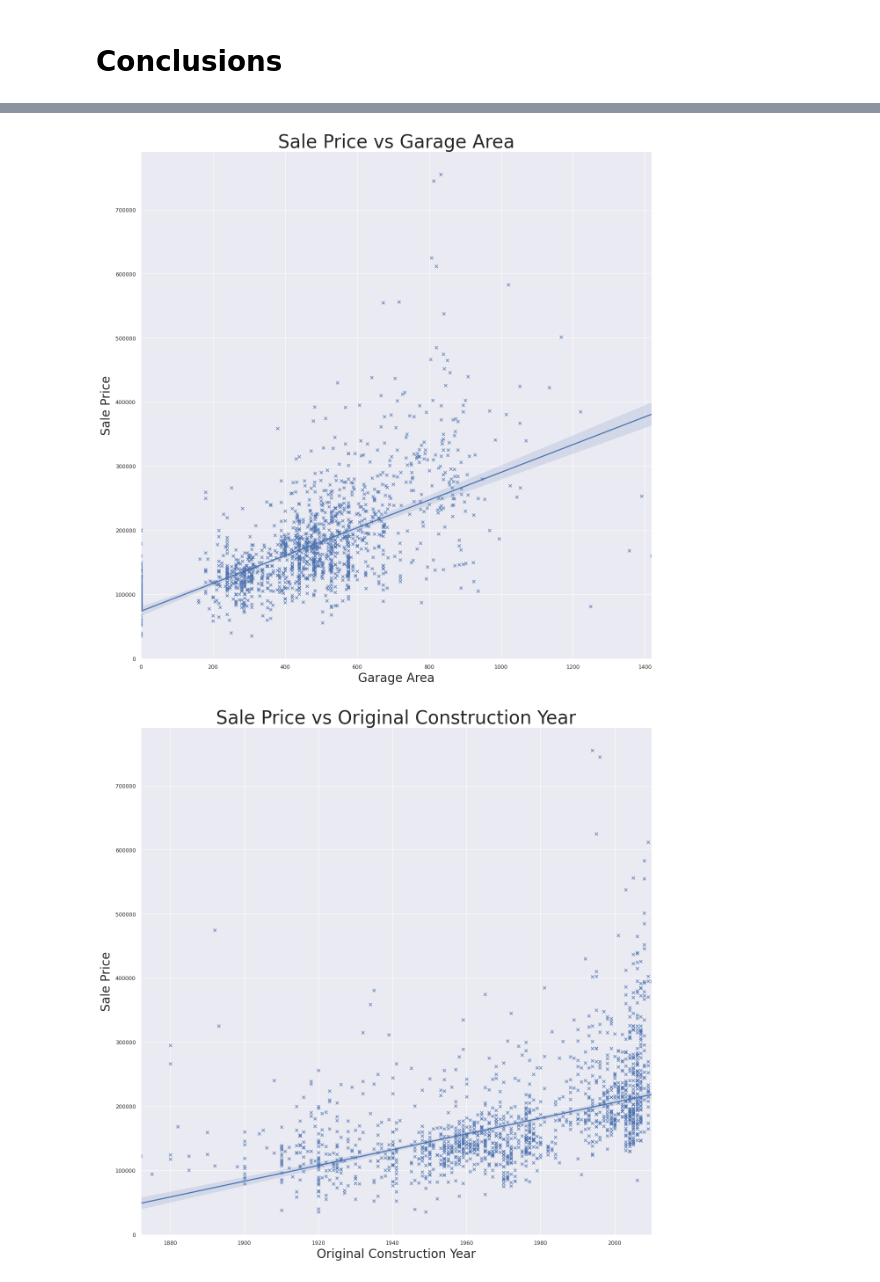
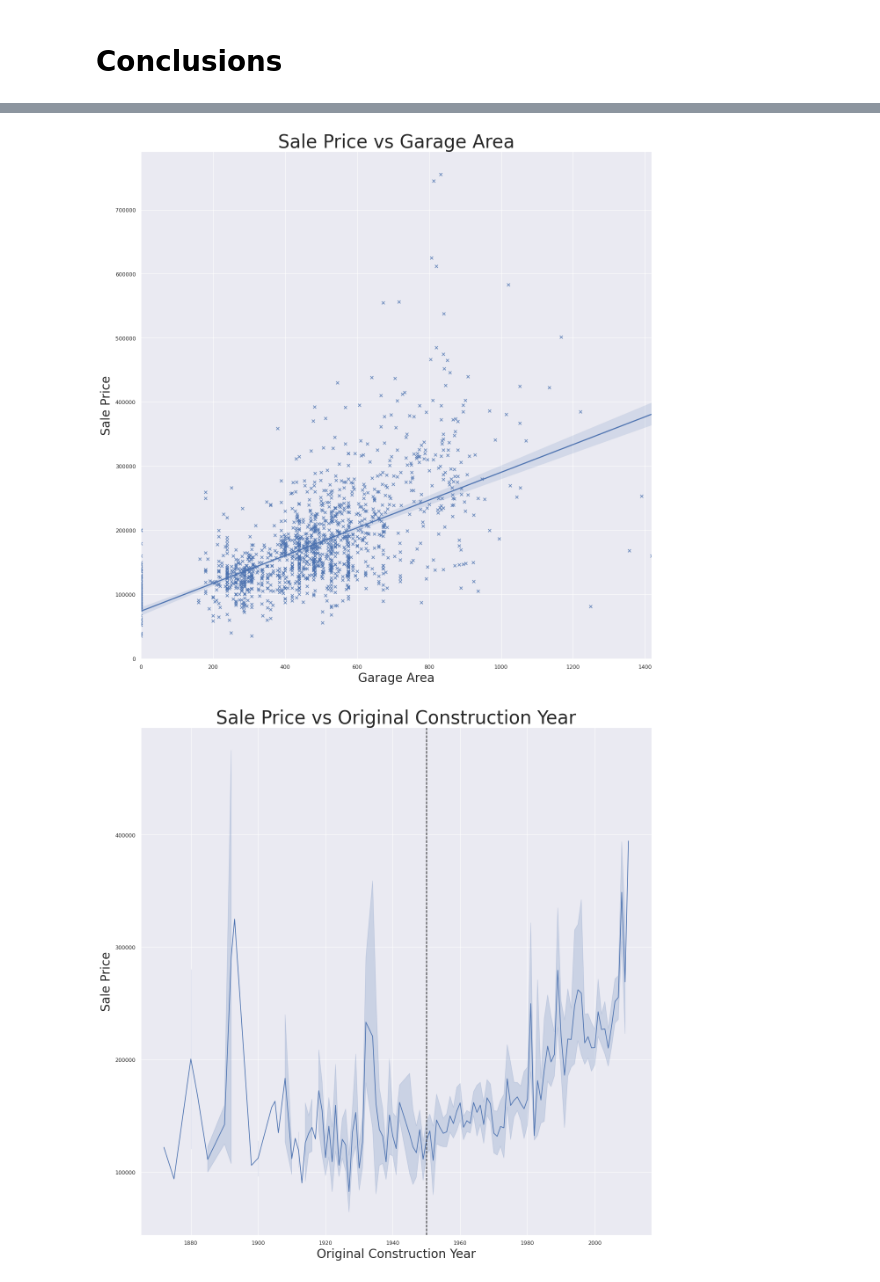
Before and after one commit to ysgurjar/pp5_project_heritage_housing, a Jupyter notebook: jupyter_notebooks/02.data_profiling.ipynb, the cells around one changed output, grey strips where cells are left out. Drawn from its saved outputs; the diff is of its cells as text; code cells hidden in the pictures.

```diff
--- a/jupyter_notebooks/02.data_profiling.ipynb
+++ b/jupyter_notebooks/02.data_profiling.ipynb
@@ -409,7 +437,0 @@ Typically, newly sold houses are sold at higher price.
-# %%
-dataset_cols=['GrLivArea','TotalBsmtSF','1stFlrSF','GarageArea']#,'GarageYrBlt']
-
-for col in dataset_cols:
-    sns.set_theme()
-    sns.set_context('paper')
-    sns.scatterplot(data=df,x=col, y="SalePrice",marker='x',)
@@ -418,13 +437,0 @@ for col in dataset_cols:
-# %%
-dataset_cols=['YearBuilt','GarageYrBlt']
-
-# Plot each variable in a separate subplot
-for col in dataset_cols:
-    sns.set_theme()
-    sns.set_context('paper')
-    plt.figure(figsize=(15, 15))  # Set the figure size for each subplot
-    scatter_plot = sns.regplot(data=df, x=col, y="SalePrice", marker='x', robust=True)
-    scatter_plot.set_title(f'SalePrice vs {col}', fontsize=30)  # Setting title for each plot
-    plt.xlabel(col, fontsize=20)  # Optionally set the x-axis label
-    plt.ylabel('SalePrice', fontsize=20)  # Optionally set the y-axis label
-    plt.show()  # Show plot
@@ -455,28 +463,39 @@ print(tags)
 # %%
 
 # Plot each variable in a separate subplot
 for dataset_col,x_label,title in tags:
     sns.set_theme()
     sns.set_context('paper')
     plt.figure(figsize=(15, 15))  # Set the figure size for each subplot
 
-    # set robust = True reduce the effect of outliers
-    scatter_plot = sns.regplot(data=df, x=dataset_col, y="SalePrice", marker='x', robust=True)
+    if dataset_col in ('YearBuilt','GarageYrBlt'):
+        p=sns.lineplot(data=df,x="YearBuilt", y="SalePrice")
 
-    scatter_plot.set_title(title, fontsize=30)  # Setting title for each plot
+        # Inspired from https://python-charts.com/seaborn/lines/
+        # Add a vertical line to seperate two trends
+        p.axvline(x=1950, color='black', linestyle='dashed')
+    else:
+        # set robust = True reduce the effect of outliers
+        p = sns.regplot(data=df, x=dataset_col, y="SalePrice", marker='x', robust=True)
+
+    p.set_title(title, fontsize=30)  # Setting title for each plot
 
     # set labels
     plt.xlabel(x_label, fontsize=20)  # Optionally set the x-axis label
     plt.ylabel('Sale Price', fontsize=20)  # Optionally set the y-axis label
-    plt.show()  # Show plot
 
-    # save plot
+
+    # Save the figure
+    # First, retrieve the title from the plot for use in the filename
+    title = p.get_title()  # Correct way to get the title
     file_name = f"{title.replace(' ', '_').lower()}.png"  # Create a filename from the title
-    plt.savefig('docs/images/'+ file_name)  # Save the figure
-    plt.close()
+    p.figure.savefig('docs/images/' + file_name)  # Save the figure using the full path and filename
+
+    # Show the plot
+    plt.show()
 # %% [output]
 [figure]
 [figure]
 [figure]
 [figure]
-[figure, old version]
+[figure, new version]
```
Also changed, not shown: parts of 13 cells of this notebook, 10 other files.
